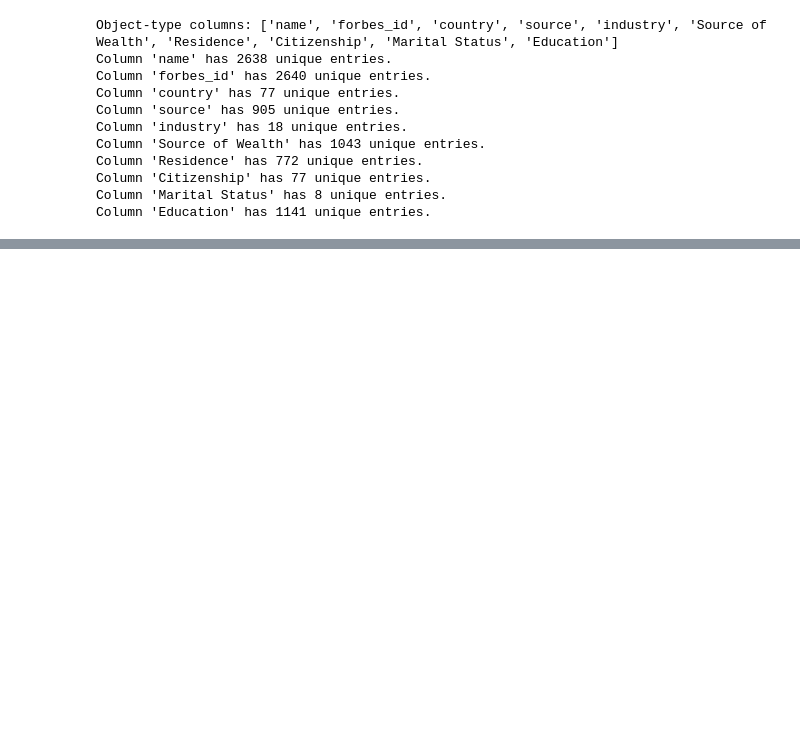
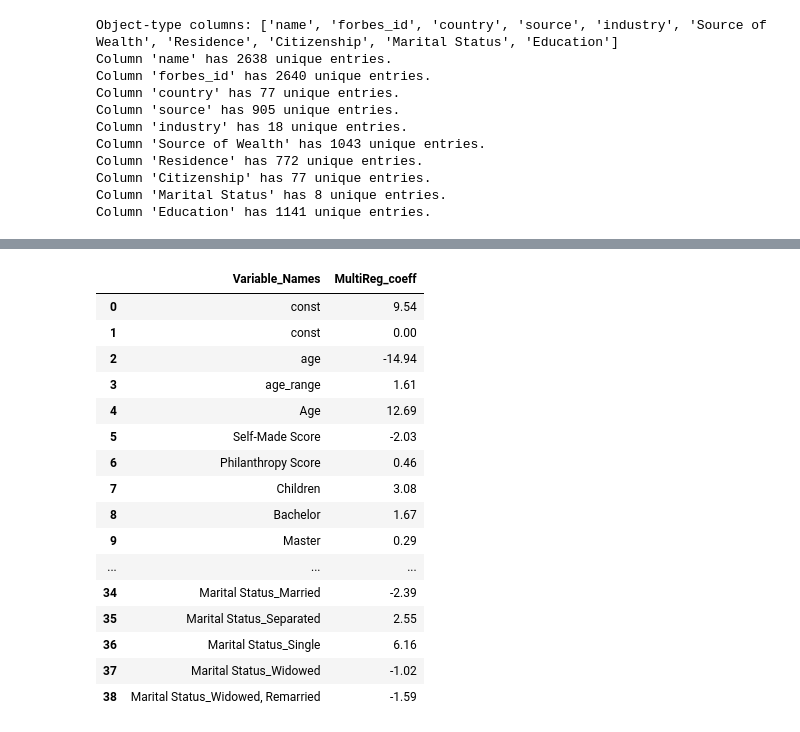
Before and after one commit to Spikes666/Data-Dive-3, a Jupyter notebook: main.ipynb, the cells around one changed output, grey strips where cells are left out. Drawn from its saved outputs; the diff is of its cells as text; code cells hidden in the pictures; blank space fills up the shorter version.

```diff
--- a/main.ipynb
+++ b/main.ipynb
@@ -372,0 +516,26 @@ y = df_stats['net_worth']
+# %%
+coef_vec = pd.DataFrame(reg1.params.round(2))
+
+coef_vec = coef_vec.reset_index()
+
+coef = coef_vec.rename(columns = {'index':'Variable_Names', 0:'MultiReg_coeff'})
+
+coef
+# %% [output]
+|  | Variable_Names | MultiReg_coeff |
+| 0 | const | 9.54 |
+| 1 | const | 0.00 |
+| 2 | age | -14.94 |
+| 3 | age_range | 1.61 |
+| 4 | Age | 12.69 |
+| 5 | Self-Made Score | -2.03 |
+| 6 | Philanthropy Score | 0.46 |
+| 7 | Children | 3.08 |
+| 8 | Bachelor | 1.67 |
+| 9 | Master | 0.29 |
+| ... | ... | ... |
+| 34 | Marital Status_Married | -2.39 |
+| 35 | Marital Status_Separated | 2.55 |
+| 36 | Marital Status_Single | 6.16 |
+| 37 | Marital Status_Widowed | -1.02 |
+| 38 | Marital Status_Widowed, Remarried | -1.59 |
```
Also changed, not shown: parts of 17 cells of this notebook.
